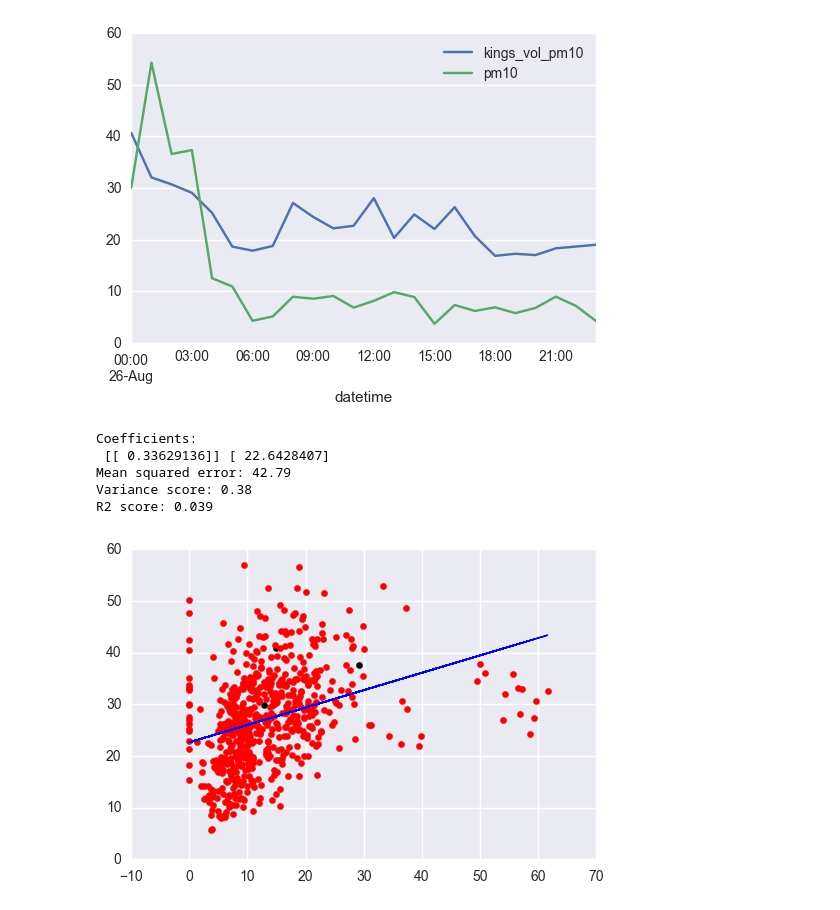
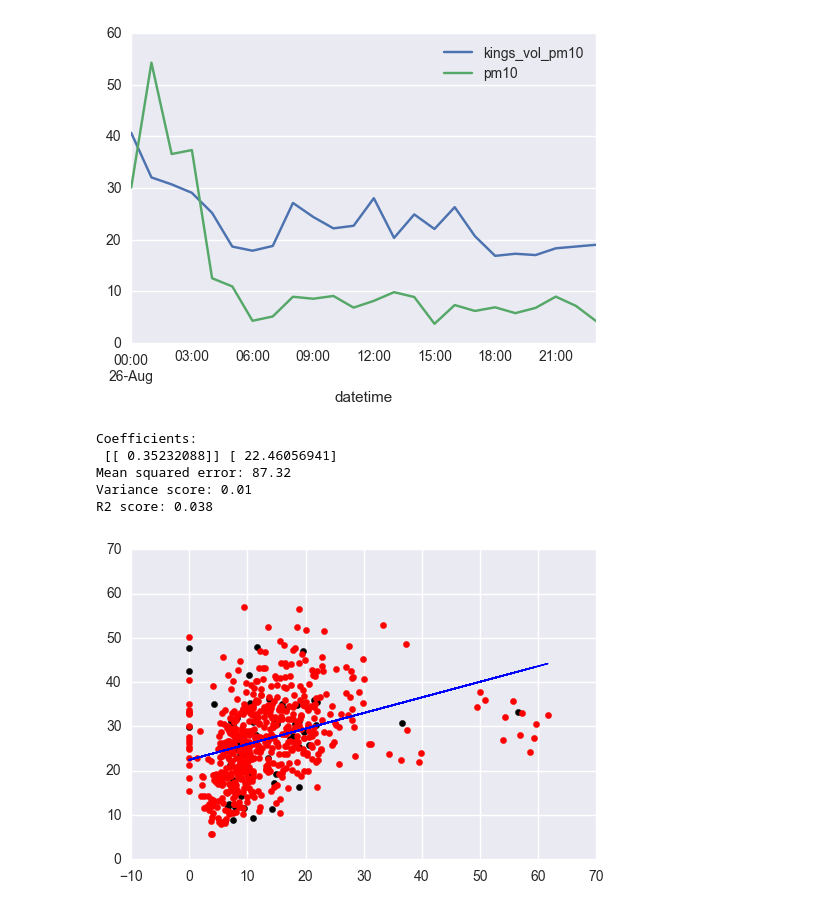
Before and after one commit to lingxz/climathon2016, a Jupyter notebook: 0.1-colocation.ipynb, the cells around one changed output. Drawn from its saved outputs; the diff is of its cells as text; code cells hidden in the pictures.

Commit message:
use 10% in train test split

```diff
--- a/0.1-colocation.ipynb
+++ b/0.1-colocation.ipynb
@@ -59,3 +87,45 @@ ds_merged = xr.merge([ds_kings[['pm10', 'pm10_raw']].rename({'pm10': 'kings_vol_
+# %%
+# convenience function for reshaping for use in sklearn linear regression
+def reshape(xarray_col):
+    return xarray_col.values.reshape((len(xarray_col.values), 1))
+
+def chronological_split(df_xcol, df_ycol, test_size=0.2):
+    assert len(df_xcol) == len(df_ycol)
+    test_number = int(test_size * len(df_xcol))
+    train_number = len(df_xcol) - test_number
+    return df_xcol.head(train_number), df_xcol.tail(test_number), df_ycol.head(train_number), df_ycol.tail(test_number)
+
+def linear_regr_fudge(ds_merged, airpublic_measure, kings_measure, test_size=0.1, split='random'):
+    if split not in ['random', 'chronological']:
+        raise ValueError("splitting method should either be random or chronological")
+    df_merged_temp = ds_merged.to_dataframe().dropna(subset=[kings_measure, airpublic_measure])
+    if split == 'random':
+        kings_train, kings_test, ap_train, ap_test = \
+            train_test_split(df_merged_temp[kings_measure], df_merged_temp[airpublic_measure], test_size=test_size)
+    else:
+        kings_train, kings_test, ap_train, ap_test = \
+            chronological_split(df_merged_temp[kings_measure], df_merged_temp[airpublic_measure], test_size=test_size)
+
+    regr = linear_model.LinearRegression()
+
+    # Train the model using the training sets
+    regr.fit(reshape(ap_train), reshape(kings_train))
+    # The coefficients
+    print('Coefficients: \n', regr.coef_, regr.intercept_)
+    # The mean squared error
+    print("Mean squared error: %.2f"
+          % np.mean((regr.predict(reshape(ap_test)) - reshape(kings_test)) ** 2))
+    # Explained variance score: 1 is perfect prediction
+    print('Variance score: %.2f' % regr.score(reshape(ap_test), reshape(kings_test)))
+    scores = cross_val_score(regr, reshape(ap_test), reshape(kings_test), scoring='r2')
+    print("R2 score: %.3f" % scores[0])
+
+    plt.scatter(ap_test, kings_test, color='black')
+    plt.scatter(ap_train, kings_train, color='red')
+    plt.plot(reshape(ap_train), regr.predict(reshape(ap_train)), color='blue',
+             linewidth=1)
+    plt.show()
+    return regr.coef_, regr.intercept_
 # %% [markdown]
 # pm 10
 # %%
@@ -65,14 +135,14 @@ ds_merged_pm10.sel(datetime='2016-08-26').to_dataframe().plot()
 <matplotlib.axes._subplots.AxesSubplot at 0x...>
 [figure]
 # %%
-m, c = linear_regr_fudge(ds_merged, 'pm10', 'kings_vol_pm10', test_size=0.01, split='random')
+m, c = linear_regr_fudge(ds_merged, 'pm10', 'kings_vol_pm10', test_size=0.1, split='random')
 # %% [output]
 Coefficients:
- [[ 0.33629136]] [ 22.6428407]
-Mean squared error: 42.79
-Variance score: 0.38
-R2 score: 0.039
+ [[ 0.35232088]] [ 22.46056941]
+Mean squared error: 87.32
+Variance score: 0.01
+R2 score: 0.038
-[figure, old version]
+[figure, new version]
 # %%
 # plot the result
 ds_merged['pm10_modified'] = ds_merged['pm10'] * m[0][0] + c[0]
```
Also changed, not shown: parts of 6 cells of this notebook.
